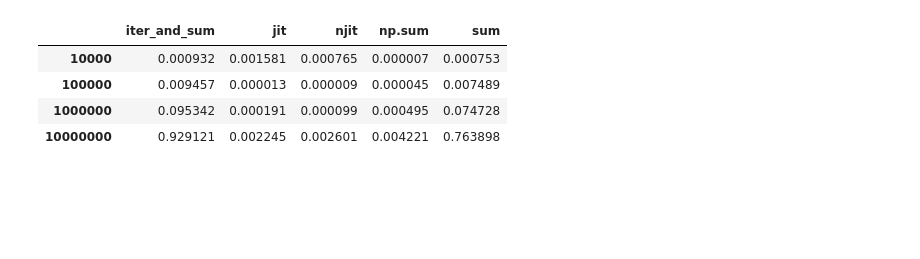
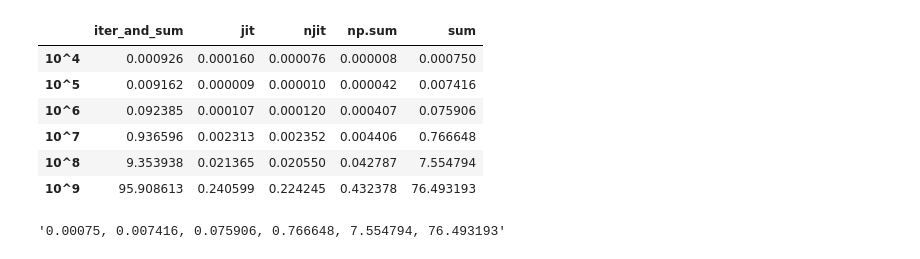
Before and after one commit to villoro/villoro_posts, a Jupyter notebook: numba/numba.ipynb, the cells around one changed output. Drawn from its saved outputs; the diff is of its cells as text; code cells hidden in the pictures; blank space fills up the shorter version.

Commit message:
[NEW] Add results

```diff
--- a/numba/numba.ipynb
+++ b/numba/numba.ipynb
@@ -11,22 +11,28 @@ py.init_notebook_mode()
 %load_ext autoreload
 %autoreload 2
 # %%
-with open("results.yaml", 'r') as infile:
+with open("results/sum.yaml", 'r') as infile:
     data = yaml.load(infile, Loader=yaml.SafeLoader)
 # %%
 out = {}
 
 for n, aux in data.items():
+
+    n = f"10^{int(np.log10(n))}"
 
     out[n] = {}
 
     for name, values in aux.items():
         out[n][name] = sum(values)/len(values)
 
-pd.DataFrame(out).T
+df = pd.DataFrame(out).T
+
+df
 # %% [output]
 |  | iter_and_sum | jit | njit | np.sum | sum |
-| 10000 | 0.000932 | 0.001581 | 0.000765 | 0.000007 | 0.000753 |
-| 100000 | 0.009457 | 0.000013 | 0.000009 | 0.000045 | 0.007489 |
-| 1000000 | 0.095342 | 0.000191 | 0.000099 | 0.000495 | 0.074728 |
-| 10000000 | 0.929121 | 0.002245 | 0.002601 | 0.004221 | 0.763898 |
+| 10^4 | 0.000926 | 0.000160 | 0.000076 | 0.000008 | 0.000750 |
+| 10^5 | 0.009162 | 0.000009 | 0.000010 | 0.000042 | 0.007416 |
+| 10^6 | 0.092385 | 0.000107 | 0.000120 | 0.000407 | 0.075906 |
+| 10^7 | 0.936596 | 0.002313 | 0.002352 | 0.004406 | 0.766648 |
+| 10^8 | 9.353938 | 0.021365 | 0.020550 | 0.042787 | 7.554794 |
+| 10^9 | 95.908613 | 0.240599 | 0.224245 | 0.432378 | 76.493193 |
@@ -34,0 +39,4 @@ import pandas as pd
+# %%
+", ".join([str(round(x, 6)) for x in df["sum"]])
+# %% [output]
+'0.00075, 0.007416, 0.075906, 0.766648, 7.554794, 76.493193'
```
Also changed, not shown: parts of 2 cells of this notebook, 2 other files.
